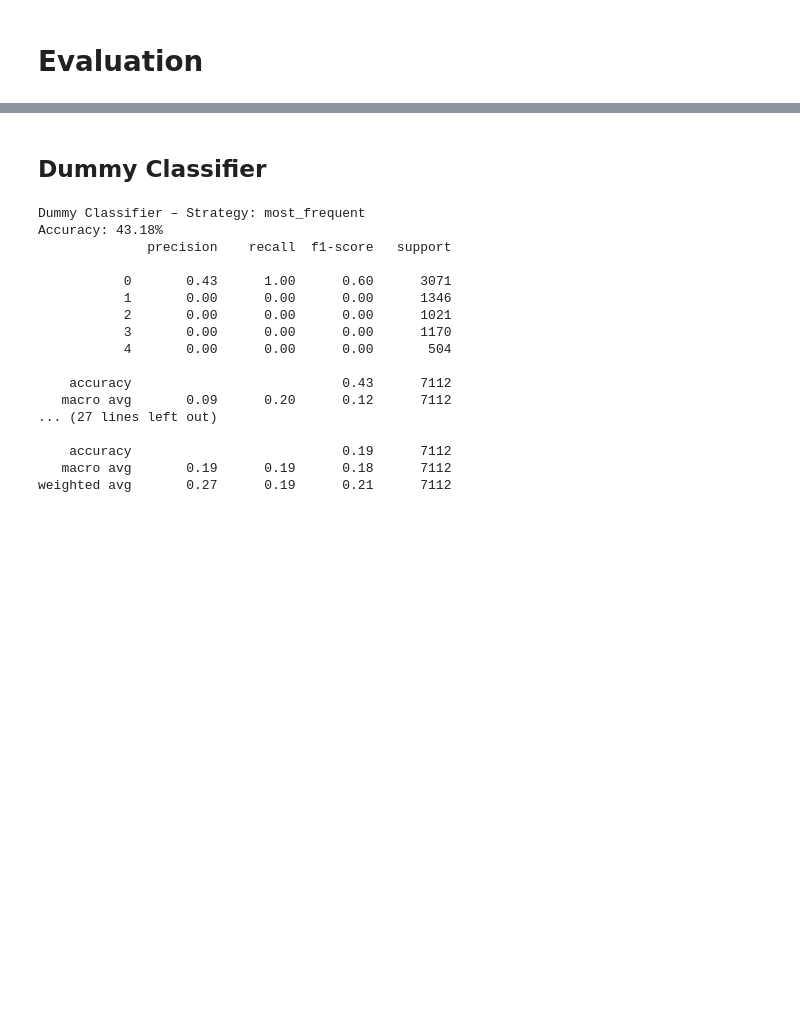
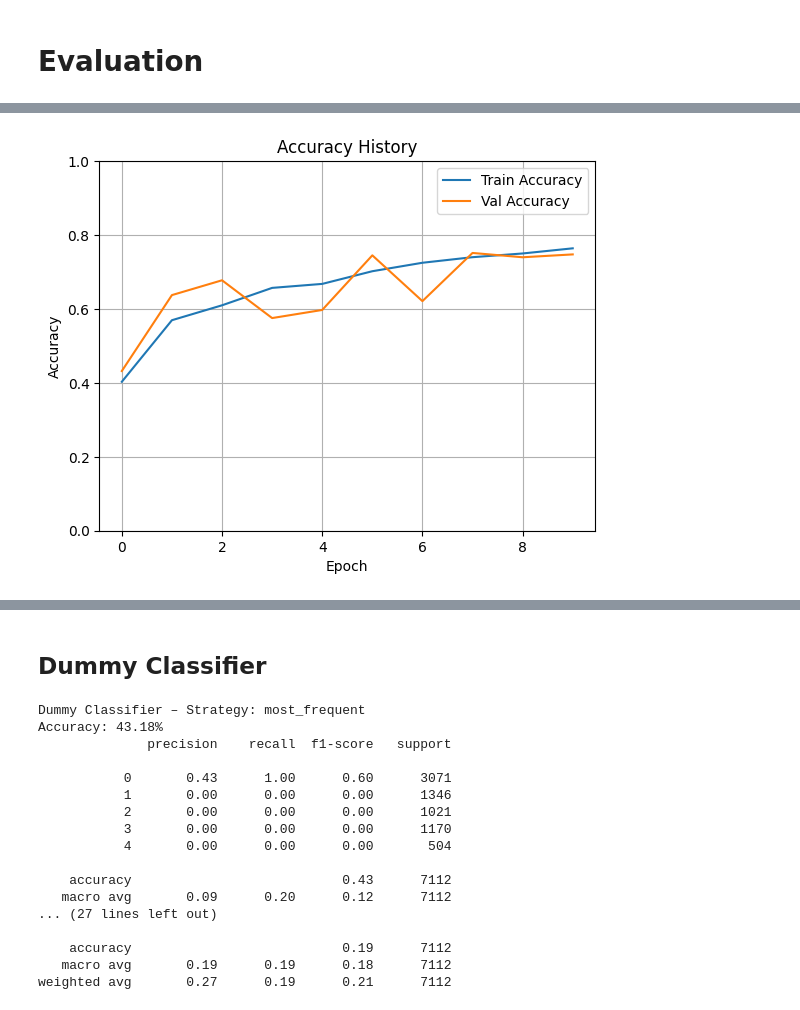
Before and after one commit to jasinwi22034/FaceClassification, a Jupyter notebook: faceclassification.ipynb, the cells around one changed output, grey strips where cells are left out. Cells and saved outputs as stored; diff of their text form; code cells hidden in the pictures; blank space fills up the shorter version.

```diff
--- a/faceclassification.ipynb
+++ b/faceclassification.ipynb
@@ -466,0 +594,15 @@ plt.show()
+# %%
+import matplotlib.pyplot as plt
+
+plt.plot(history.history['accuracy'], label='Train Accuracy')
+plt.plot(history.history['val_accuracy'], label='Val Accuracy')
+plt.xlabel('Epoch')
+plt.ylabel('Accuracy')
+plt.title('Accuracy History')
+plt.ylim(0.0, 1.0)  # y-Achse fix auf [0, 1]
+plt.legend()
+plt.grid(True)
+plt.savefig("accuracy_history.png")
+plt.show()
+# %% [output]
+[figure, added]
```
Also changed, not shown: parts of 21 cells of this notebook.
